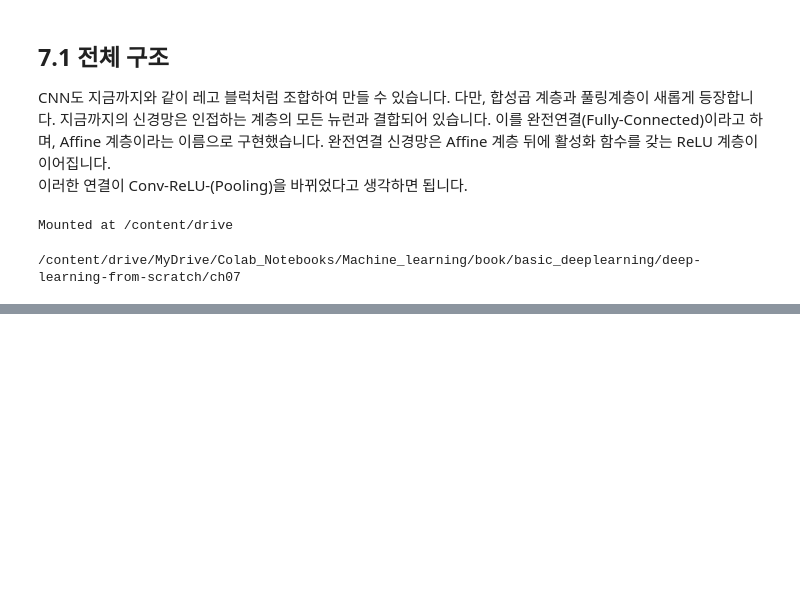
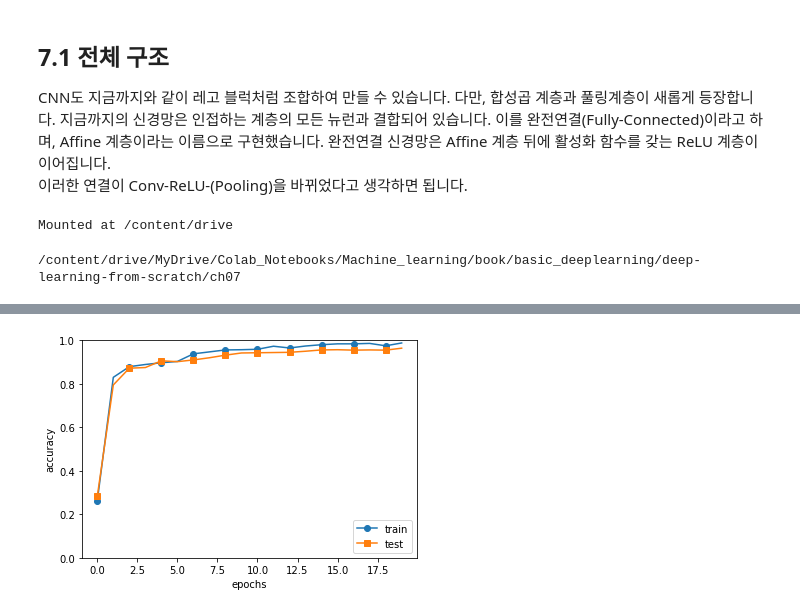
Before and after one commit to jkworldchampion/Military_CodingStudy, a Jupyter notebook: deeplearning/basic_deeplearning_7.ipynb, the cells around one changed output, grey strips where cells are left out. Drawn from its saved outputs; the diff is of its cells as text; code cells hidden in the pictures; blank space fills up the shorter version.

Commit message:
MNIST에 CNN적용하기

```diff
--- a/deeplearning/basic_deeplearning_7.ipynb
+++ b/deeplearning/basic_deeplearning_7.ipynb
@@ -183,3 +236,38 @@ class SimpleConvNet:
         for i, key in enumerate(['Conv1', 'Affine1', 'Affine2']):
             self.layers[key].W = self.params['W' + str(i+1)]
             self.layers[key].b = self.params['b' + str(i+1)]
+# %%
+# 데이터 읽기
+(x_train, t_train), (x_test, t_test) = load_mnist(flatten=False)
+
+# 시간이 오래 걸릴 경우 데이터를 줄인다.
+x_train, t_train = x_train[:5000], t_train[:5000]
+#x_test, t_test = x_test[:1000], t_test[:1000]
+
+max_epochs = 20
+
+network = SimpleConvNet(input_dim=(1,28,28),
+                        conv_param = {'filter_num': 30, 'filter_size': 5, 'pad': 0, 'stride': 1},
+                        hidden_size=100, output_size=10, weight_init_std=0.01)
+
+trainer = Trainer(network, x_train, t_train, x_test, t_test,
+                  epochs=max_epochs, mini_batch_size=100,
+                  optimizer='Adam', optimizer_param={'lr': 0.001},
+                  evaluate_sample_num_per_epoch=1000)
+trainer.train()
+
+# 매개변수 보존
+network.save_params("params.pkl")
+print("Saved Network Parameters!")
+
+# 그래프 그리기
+markers = {'train': 'o', 'test': 's'}
+x = np.arange(max_epochs)
+plt.plot(x, trainer.train_acc_list, marker='o', label='train', markevery=2)
+plt.plot(x, trainer.test_acc_list, marker='s', label='test', markevery=2)
+plt.xlabel("epochs")
+plt.ylabel("accuracy")
+plt.ylim(0, 1.0)
+plt.legend(loc='lower right')
+plt.show()
+# %% [output]
@@ -185,0 +291 @@ class SimpleConvNet:
+[figure, added]
```
Also changed, not shown: parts of 5 cells of this notebook.
